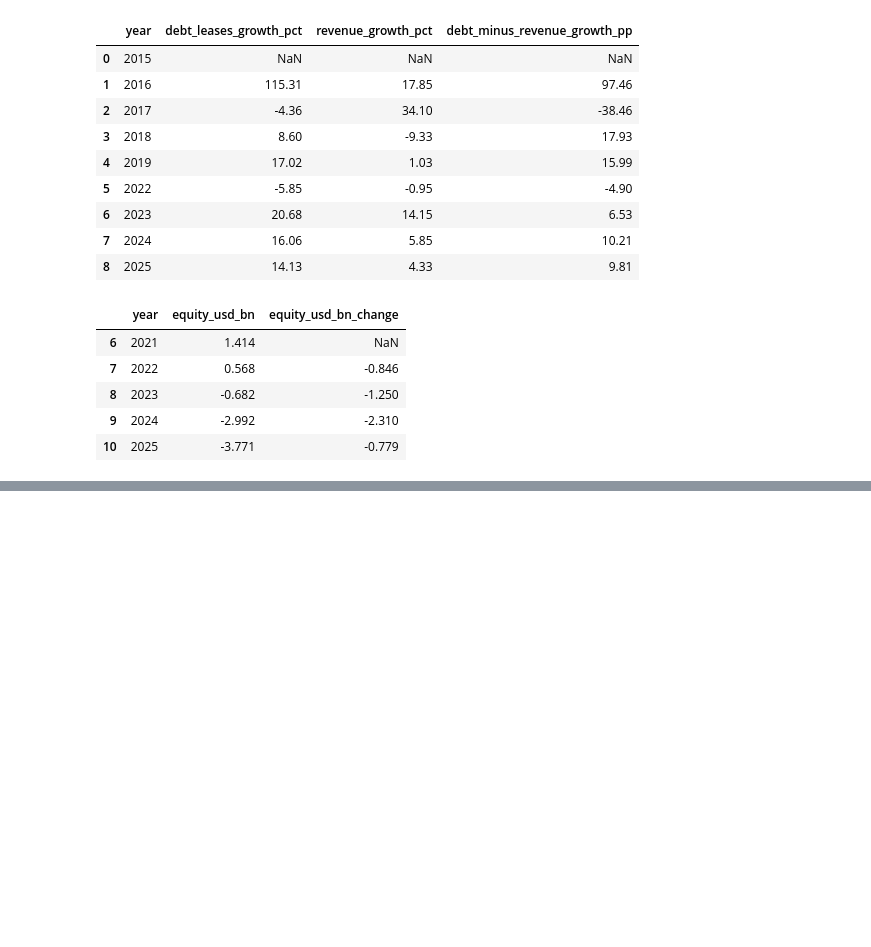
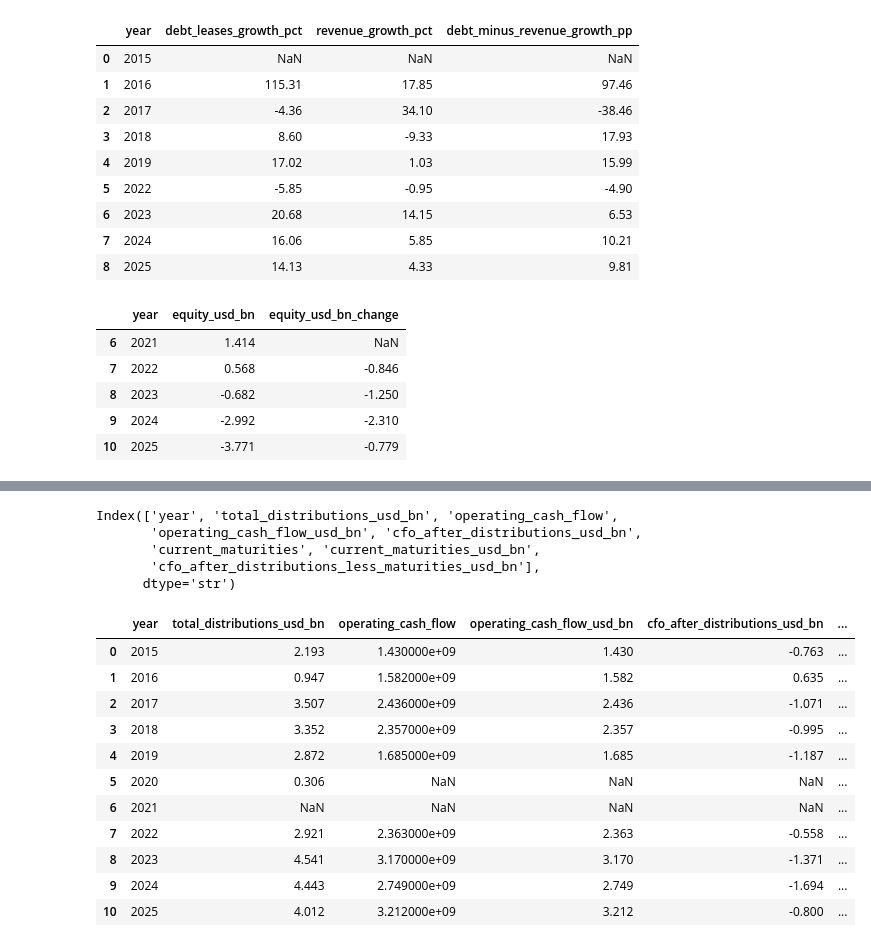
Before and after one commit to cortazar11/hotel_audit_project, a Jupyter notebook: 02_audit-analytics.ipynb, the cells around one changed output, grey strips where cells are left out. Cells and saved outputs as stored; diff of their text form; code cells hidden in the pictures; blank space fills up the shorter version.

```diff
--- a/02_audit-analytics.ipynb
+++ b/02_audit-analytics.ipynb
@@ -10010,0 +10255,21 @@ display(
+# %%
+print(cash_after_distributions_df.columns)
+display(cash_after_distributions_df)
+# %% [output]
+Index(['year', 'total_distributions_usd_bn', 'operating_cash_flow',
+       'operating_cash_flow_usd_bn', 'cfo_after_distributions_usd_bn',
+       'current_maturities', 'current_maturities_usd_bn',
+       'cfo_after_distributions_less_maturities_usd_bn'],
+      dtype='str')
+|  | year | total_distributions_usd_bn | operating_cash_flow | operating_cash_flow_usd_bn | cfo_after_distributions_usd_bn | ... |
+| 0 | 2015 | 2.193 | 1.430000e+09 | 1.430 | -0.763 | ... |
+| 1 | 2016 | 0.947 | 1.582000e+09 | 1.582 | 0.635 | ... |
+| 2 | 2017 | 3.507 | 2.436000e+09 | 2.436 | -1.071 | ... |
+| 3 | 2018 | 3.352 | 2.357000e+09 | 2.357 | -0.995 | ... |
+| 4 | 2019 | 2.872 | 1.685000e+09 | 1.685 | -1.187 | ... |
+| 5 | 2020 | 0.306 | NaN | NaN | NaN | ... |
+| 6 | 2021 | NaN | NaN | NaN | NaN | ... |
+| 7 | 2022 | 2.921 | 2.363000e+09 | 2.363 | -0.558 | ... |
+| 8 | 2023 | 4.541 | 3.170000e+09 | 3.170 | -1.371 | ... |
+| 9 | 2024 | 4.443 | 2.749000e+09 | 2.749 | -1.694 | ... |
+| 10 | 2025 | 4.012 | 3.212000e+09 | 3.212 | -0.800 | ... |
```
Also changed, not shown: parts of 30 cells of this notebook, 1 other file.
